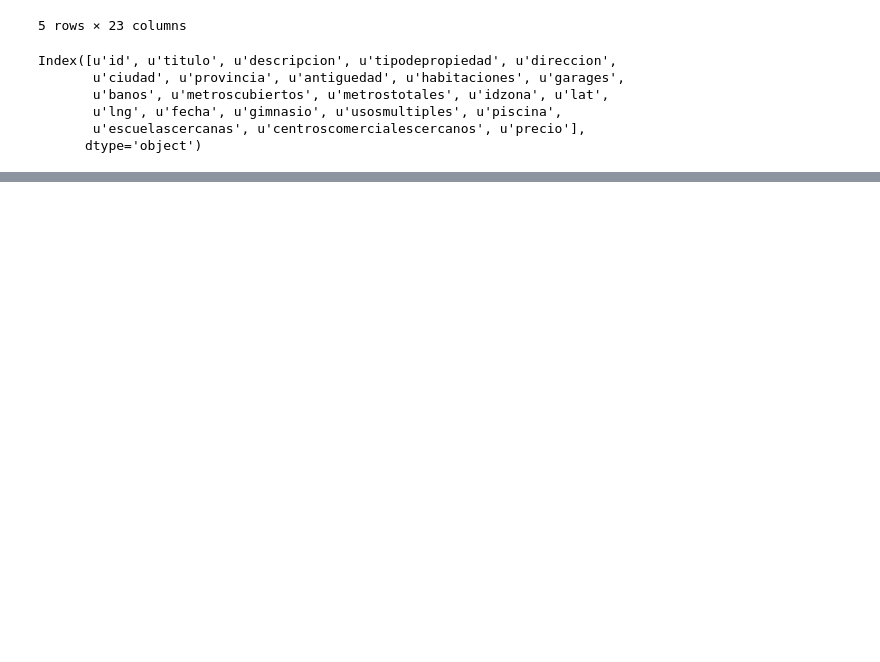
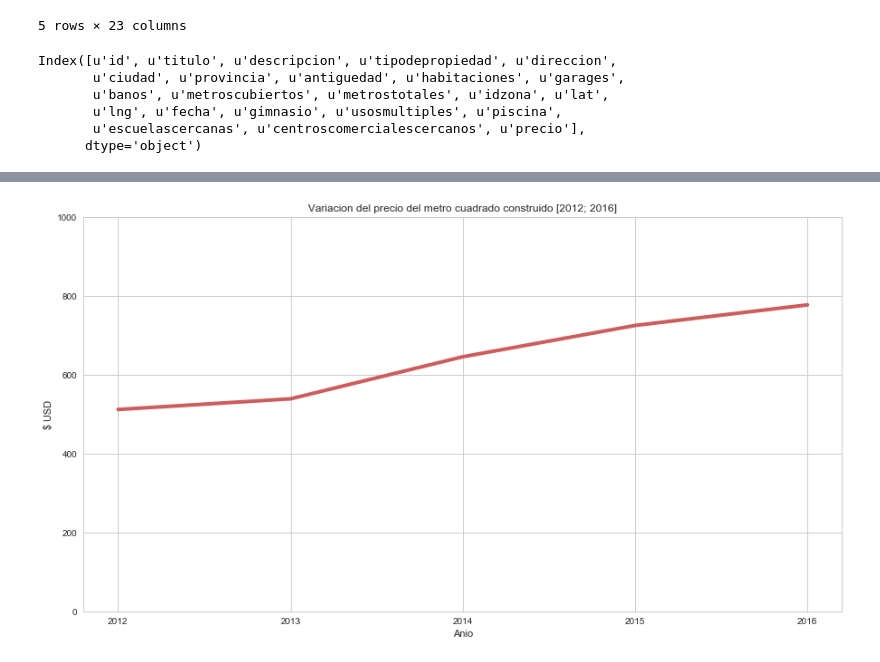
Before and after one commit to SergioCalvani/75.06-Datos-TP1-2019, a Jupyter notebook: Notebooks/AnalisisExploratorio.ipynb, the cells around one changed output, grey strips where cells are left out. Saved outputs shown, nothing was run; the diff lists cells and outputs as text; code cells hidden in the pictures; blank space fills up the shorter version.

Commit message:
analisis m2 a traves de los anios

```diff
--- a/Notebooks/AnalisisExploratorio.ipynb
+++ b/Notebooks/AnalisisExploratorio.ipynb
@@ -61,0 +73,6 @@ preciom2.head()
+# %%
+#tomando la cotizacion dolar hoy a 1USD = 19.40 pesos mexicanos
+cotizacion = 19.4
+preciom2['precio m2 dolares'] = (preciom2['preciom2']/cotizacion)
+preciom2['precio m2 construccion dolares'] = (preciom2['precio m2 construccion']/cotizacion)
+preciom2.head()
@@ -95,0 +102,3 @@ preciom2.head()
+# %%
+preciom2.dropna(inplace = True)
+preciom2.size
@@ -96,2 +144,9 @@ preciom2.head()
 # %%
 #variacion del m2 en funcion del tiempo
+# %%
+preciom2['Fecha']=pd.to_datetime(preciom2['fecha'])
+preciom2.drop(columns={'fecha'},inplace=True)
+preciom2['Anio']=preciom2['Fecha'].dt.year
+preciom2['Mes']=preciom2['Fecha'].dt.month
+preciom2['Dia']=preciom2['Fecha'].dt.day
+preciom2.head()
@@ -97,0 +160,3 @@ preciom2.head()
+# %%
+preciom2_anio=preciom2.groupby('Anio').agg({'precio m2 construccion dolares':[np.mean,np.size],'precio m2 dolares':[np.mean,np.size]})
+preciom2_anio
@@ -97,0 +172,13 @@ preciom2.head()
+# %%
+#m2 construido
+l = [2012, 2013, 2014, 2015, 2016]
+ax = preciom2_anio.plot(kind='line', y = ('precio m2 construccion dolares', 'mean'), figsize=(15,8),\
+             title = "Variacion del precio del metro cuadrado construido [2012; 2016]",\
+             xticks=l, legend = False, color = 'indianred', lw = 4)
+ax.set_ylabel('$ USD')
+ax.set_xlabel('Anio')
+ax.set_ylim([0,1000])
+
+plt.show()
+# %% [output]
+[figure, added]
```
Also changed, not shown: parts of 22 cells of this notebook.
